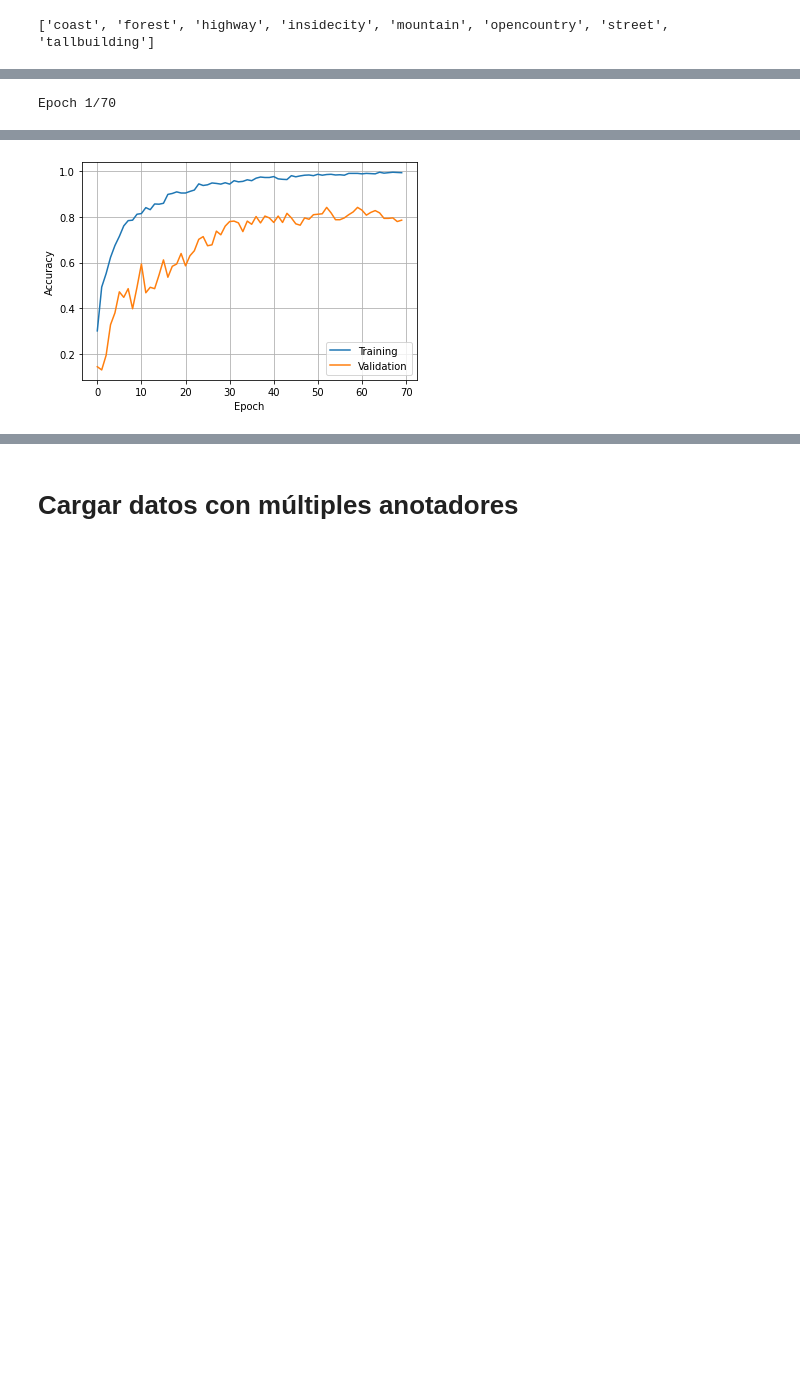
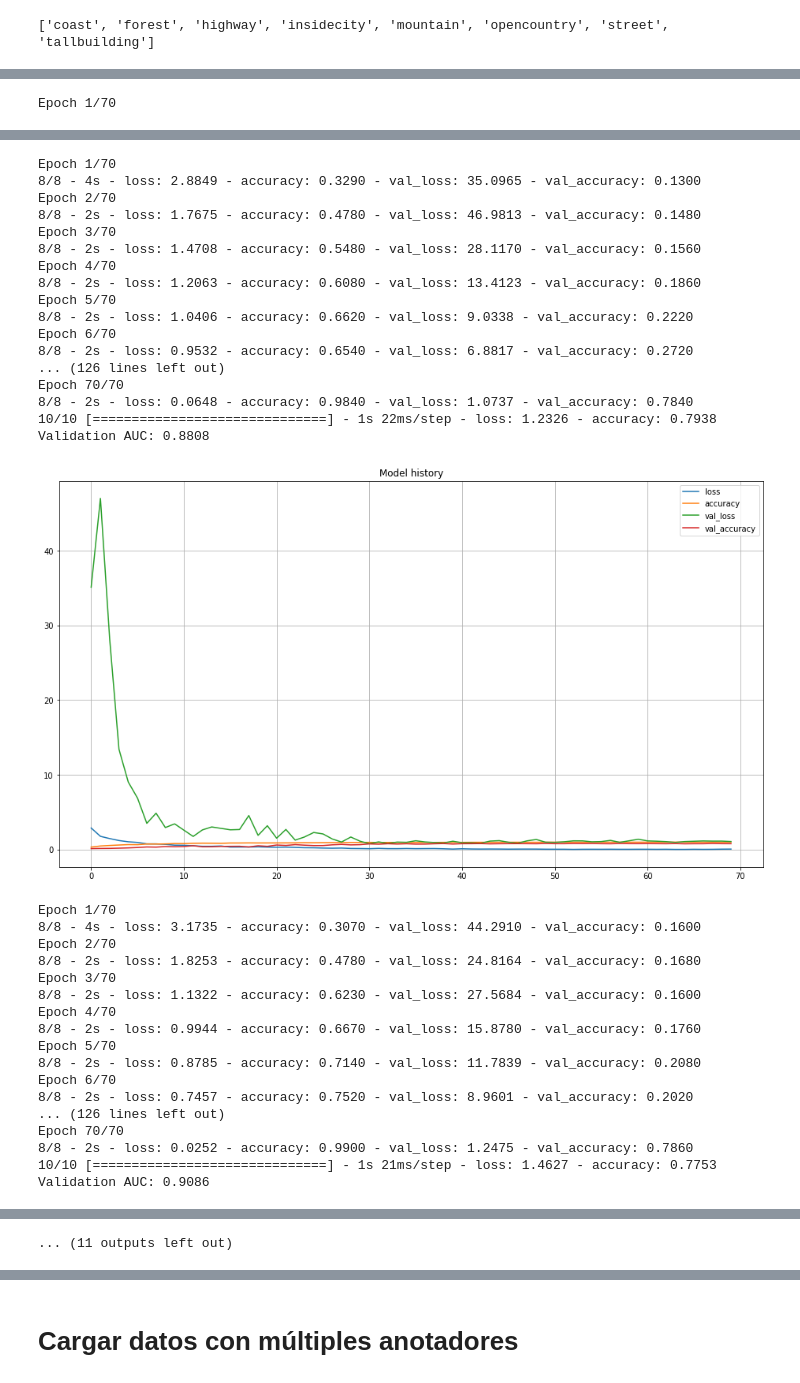
Before and after one commit to Jectrianama/GCCE_TEST, a Jupyter notebook: GoldStandard/labelme-mturk-goldstandar.ipynb, the cells around one changed output, grey strips where cells are left out. Cells and saved outputs as stored; diff of their text form; code cells hidden in the pictures; blank space fills up the shorter version.

```diff
--- a/GoldStandard/labelme-mturk-goldstandar.ipynb
+++ b/GoldStandard/labelme-mturk-goldstandar.ipynb
@@ -201,7 +201,7 @@ for images, labels in Data_train.take(1):
 #     ModelCheckpoint('model1.h5', verbose=1, save_best_only=True, save_weights_only=True)
 # ]
 # %%
-NUM_RUNS = 1
+NUM_RUNS = 10
 N_EPOCHS = 70
 
 
@@ -289 +289,35 @@ Validation AUC: 0.8647
+Epoch 1/70
+8/8 - 4s - loss: 2.8849 - accuracy: 0.3290 - val_loss: 35.0965 - val_accuracy: 0.1300
+Epoch 2/70
+8/8 - 2s - loss: 1.7675 - accuracy: 0.4780 - val_loss: 46.9813 - val_accuracy: 0.1480
+Epoch 3/70
+8/8 - 2s - loss: 1.4708 - accuracy: 0.5480 - val_loss: 28.1170 - val_accuracy: 0.1560
+Epoch 4/70
+8/8 - 2s - loss: 1.2063 - accuracy: 0.6080 - val_loss: 13.4123 - val_accuracy: 0.1860
+Epoch 5/70
+8/8 - 2s - loss: 1.0406 - accuracy: 0.6620 - val_loss: 9.0338 - val_accuracy: 0.2220
+Epoch 6/70
+8/8 - 2s - loss: 0.9532 - accuracy: 0.6540 - val_loss: 6.8817 - val_accuracy: 0.2720
+... (126 lines left out)
+Epoch 70/70
+8/8 - 2s - loss: 0.0648 - accuracy: 0.9840 - val_loss: 1.0737 - val_accuracy: 0.7840
+10/10 [==============================] - 1s 22ms/step - loss: 1.2326 - accuracy: 0.7938
+Validation AUC: 0.8808
-[figure, old version]
+[figure, new version]
+Epoch 1/70
+8/8 - 4s - loss: 3.1735 - accuracy: 0.3070 - val_loss: 44.2910 - val_accuracy: 0.1600
+Epoch 2/70
+8/8 - 2s - loss: 1.8253 - accuracy: 0.4780 - val_loss: 24.8164 - val_accuracy: 0.1680
+Epoch 3/70
+8/8 - 2s - loss: 1.1322 - accuracy: 0.6230 - val_loss: 27.5684 - val_accuracy: 0.1600
+Epoch 4/70
+8/8 - 2s - loss: 0.9944 - accuracy: 0.6670 - val_loss: 15.8780 - val_accuracy: 0.1760
+Epoch 5/70
+8/8 - 2s - loss: 0.8785 - accuracy: 0.7140 - val_loss: 11.7839 - val_accuracy: 0.2080
+Epoch 6/70
+8/8 - 2s - loss: 0.7457 - accuracy: 0.7520 - val_loss: 8.9601 - val_accuracy: 0.2020
+... (126 lines left out)
+Epoch 70/70
+8/8 - 2s - loss: 0.0252 - accuracy: 0.9900 - val_loss: 1.2475 - val_accuracy: 0.7860
+10/10 [==============================] - 1s 21ms/step - loss: 1.4627 - accuracy: 0.7753
+Validation AUC: 0.9086
@@ -290,3 +361,4 @@ Validation AUC: 0.8647
+... (11 outputs left out)
 # %%
 val_acc_goldst
 # %% [output]
```
Also changed, not shown: parts of 8 cells of this notebook.
